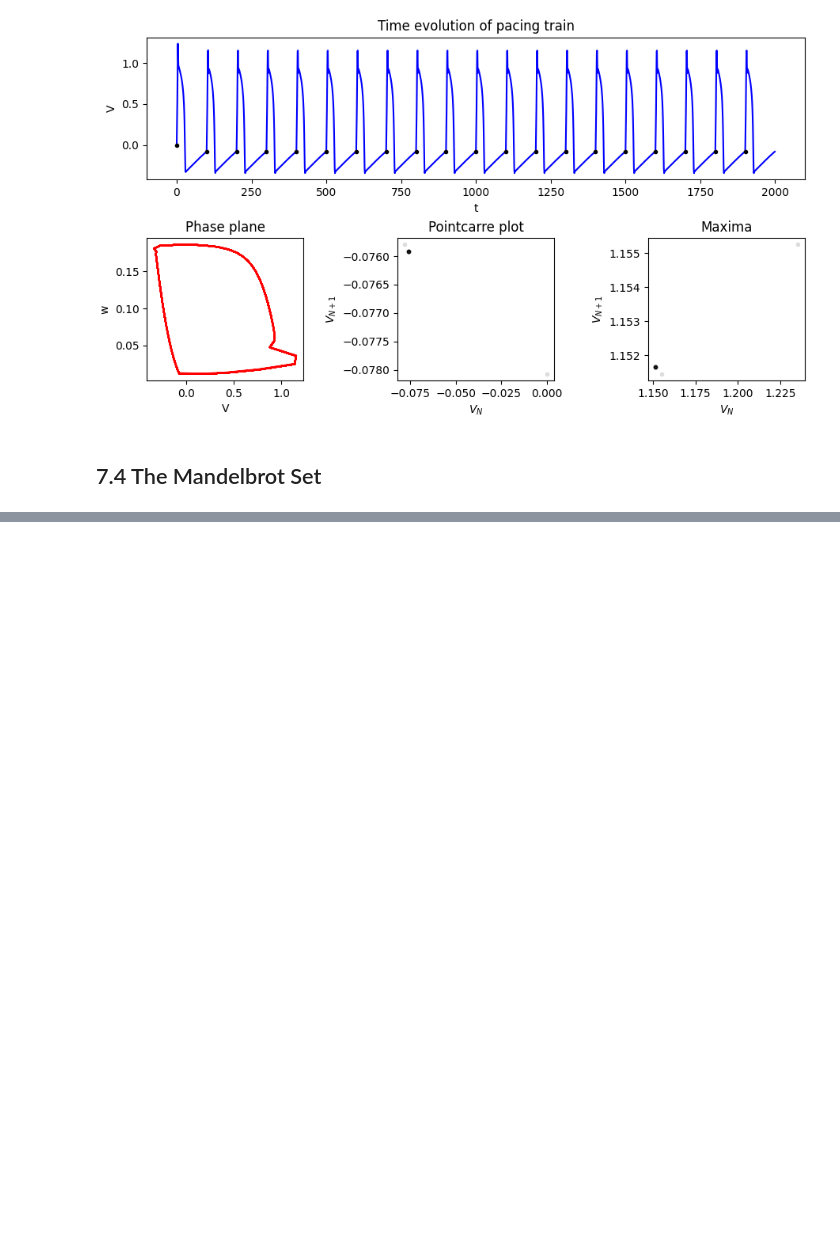
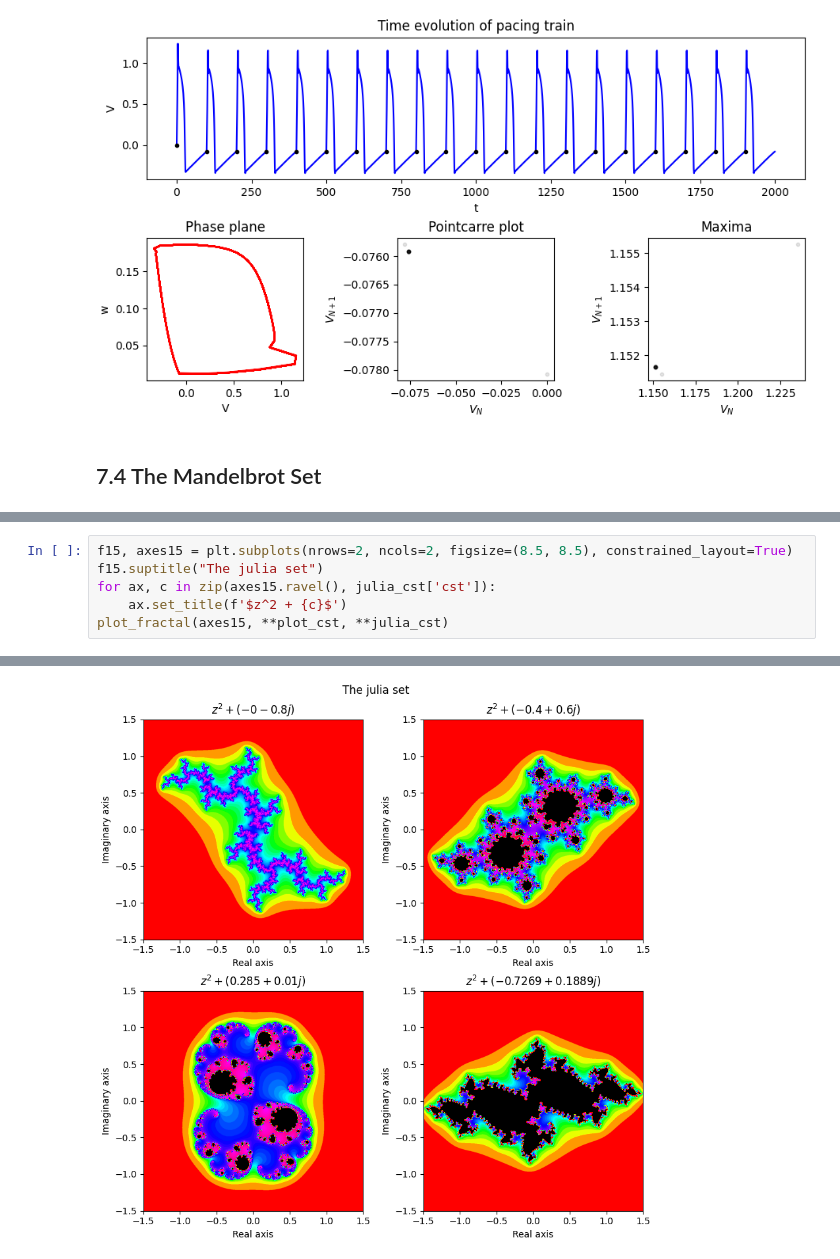
Before and after one commit to viktor40/Introductory-Biophysics, a Jupyter notebook: Exercises set 7.ipynb, the cells around one changed output, grey strips where cells are left out. Drawn from its saved outputs; the diff is of its cells as text; blank space fills up the shorter version.

```diff
--- a/Exercises set 7.ipynb
+++ b/Exercises set 7.ipynb
@@ -587,0 +649,7 @@ It took 0.753s to execute "calc_fractal"
+# %%
+f15, axes15 = plt.subplots(nrows=2, ncols=2, figsize=(8.5, 8.5), constrained_layout=True)
+f15.suptitle("The julia set")
+for ax, c in zip(axes15.ravel(), julia_cst['cst']):
+    ax.set_title(f'$z^2 + {c}$')
+plot_fractal(axes15, **plot_cst, **julia_cst)
+# %% [output]
@@ -587,0 +660 @@ It took 0.753s to execute "calc_fractal"
+[figure, added]
```
Also changed, not shown: parts of 8 cells of this notebook, 1 other file.
